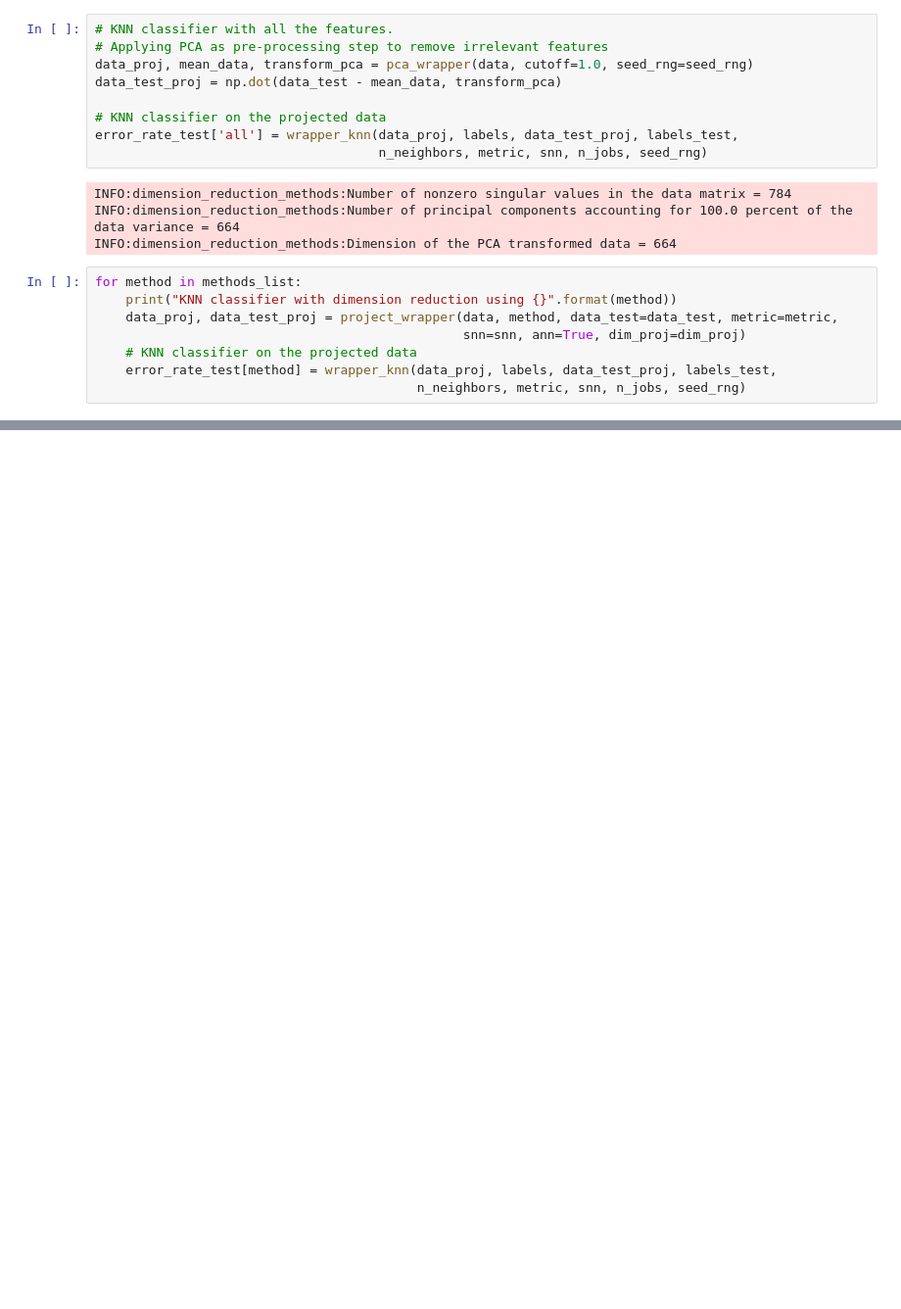
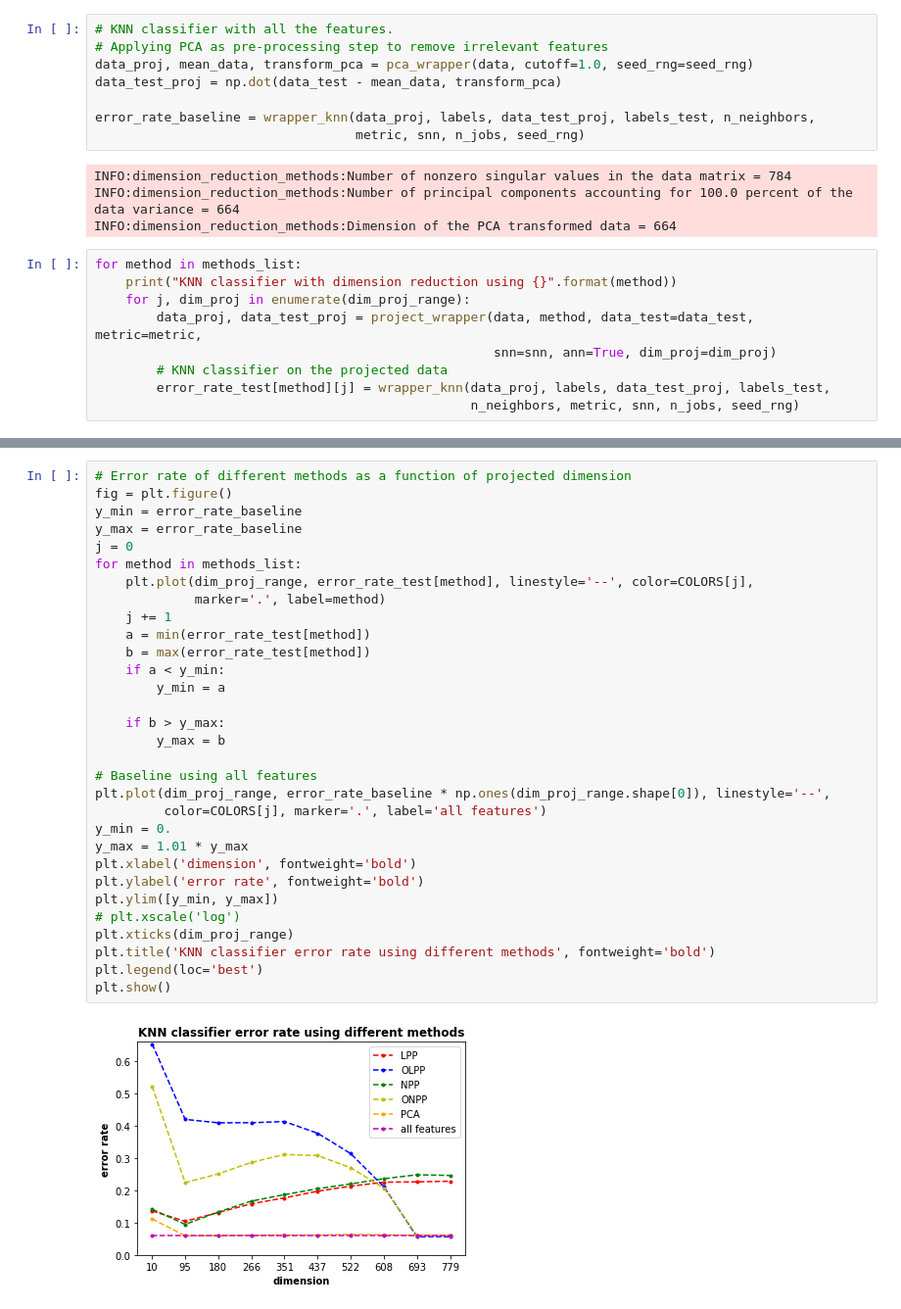
Before and after one commit to jayaram-r/KNN-anomaly-detection, a Jupyter notebook: evaluate_dimension_reduction.ipynb, the cells around one changed output, grey strips where cells are left out. Shown at 98% size. Cells and saved outputs as stored; diff of their text form; blank space fills up the shorter version.

```diff
--- a/evaluate_dimension_reduction.ipynb
+++ b/evaluate_dimension_reduction.ipynb
@@ -487,9 +489,8 @@ error_rate_test = dict()
 data_proj, mean_data, transform_pca = pca_wrapper(data, cutoff=1.0, seed_rng=seed_rng)
 data_test_proj = np.dot(data_test - mean_data, transform_pca)
 
-# KNN classifier on the projected data
-error_rate_test['all'] = wrapper_knn(data_proj, labels, data_test_proj, labels_test,
-                                     n_neighbors, metric, snn, n_jobs, seed_rng)
+error_rate_baseline = wrapper_knn(data_proj, labels, data_test_proj, labels_test, n_neighbors,
+                                  metric, snn, n_jobs, seed_rng)
 # %% [output]
 INFO:dimension_reduction_methods:Number of nonzero singular values in the data matrix = 784
 INFO:dimension_reduction_methods:Number of principal components accounting for 100.0 percent of the data variance = 664
@@ -497,11 +498,12 @@ INFO:dimension_reduction_methods:Dimension of the PCA transformed data = 664
 # %%
 for method in methods_list:
     print("KNN classifier with dimension reduction using {}".format(method))
-    data_proj, data_test_proj = project_wrapper(data, method, data_test=data_test, metric=metric,
-                                                snn=snn, ann=True, dim_proj=dim_proj)
-    # KNN classifier on the projected data
-    error_rate_test[method] = wrapper_knn(data_proj, labels, data_test_proj, labels_test,
-                                          n_neighbors, metric, snn, n_jobs, seed_rng)
+    for j, dim_proj in enumerate(dim_proj_range):
+        data_proj, data_test_proj = project_wrapper(data, method, data_test=data_test, metric=metric,
+                                                    snn=snn, ann=True, dim_proj=dim_proj)
+        # KNN classifier on the projected data
+        error_rate_test[method][j] = wrapper_knn(data_proj, labels, data_test_proj, labels_test,
+                                                 n_neighbors, metric, snn, n_jobs, seed_rng)
 # %% [output]
 INFO:dimension_reduction_methods:Applying PCA as first-level dimension reduction step
 KNN classifier with dimension reduction using LPP
@@ -549,0 +599,33 @@ PCA     0.079500
+# %%
+# Error rate of different methods as a function of projected dimension
+fig = plt.figure()
+y_min = error_rate_baseline
+y_max = error_rate_baseline
+j = 0
+for method in methods_list:
+    plt.plot(dim_proj_range, error_rate_test[method], linestyle='--', color=COLORS[j],
+             marker='.', label=method)
+    j += 1
+    a = min(error_rate_test[method])
+    b = max(error_rate_test[method])
+    if a < y_min:
+        y_min = a
+
+    if b > y_max:
+        y_max = b
+
+# Baseline using all features
+plt.plot(dim_proj_range, error_rate_baseline * np.ones(dim_proj_range.shape[0]), linestyle='--',
+         color=COLORS[j], marker='.', label='all features')
+y_min = 0.
+y_max = 1.01 * y_max
+plt.xlabel('dimension', fontweight='bold')
+plt.ylabel('error rate', fontweight='bold')
+plt.ylim([y_min, y_max])
+# plt.xscale('log')
+plt.xticks(dim_proj_range)
+plt.title('KNN classifier error rate using different methods', fontweight='bold')
+plt.legend(loc='best')
+plt.show()
+# %% [output]
+[figure, added]
```
Also changed, not shown: parts of 10 cells of this notebook, 1 other file.
